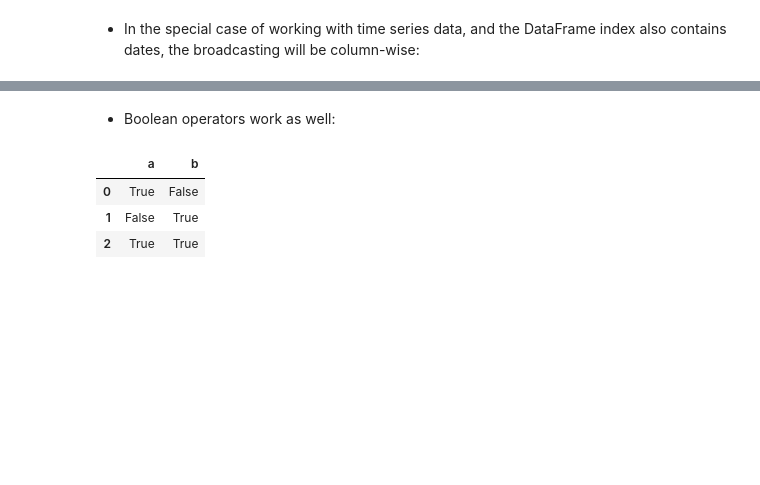
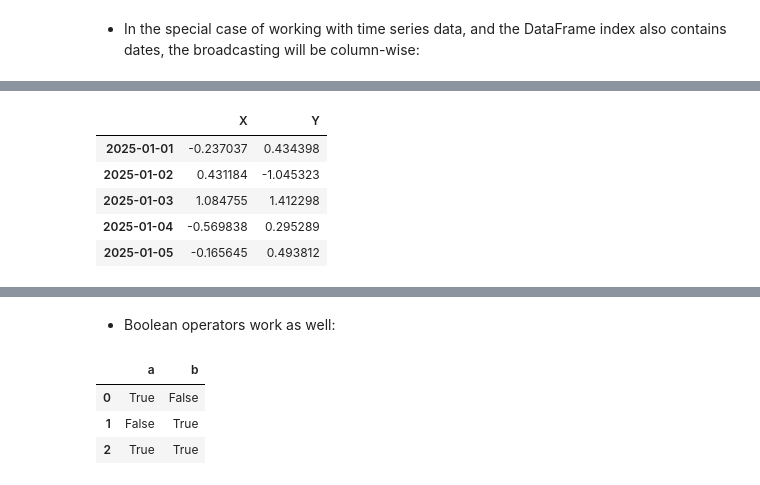
Before and after one commit to sophiapyx/Week1-Intro-to-Python, a Jupyter notebook: Introduction_to_Python.ipynb, the cells around one changed output, grey strips where cells are left out. Saved outputs shown, nothing was run; the diff lists cells and outputs as text; code cells hidden in the pictures; blank space fills up the shorter version.

```diff
--- a/Introduction_to_Python.ipynb
+++ b/Introduction_to_Python.ipynb
@@ -1716,3 +1880,17 @@ df
+# %%
+#example 32: DataFrame with date index and random values.
+
+dates = pd.date_range('2025-01-01', periods=5)
+
+df2 = pd.DataFrame(np.random.randn(5,2), index=dates, columns=['X','Y'])
+df2
+# %% [output]
+|  | X | Y |
+| 2025-01-01 | -0.237037 | 0.434398 |
+| 2025-01-02 | 0.431184 | -1.045323 |
+| 2025-01-03 | 1.084755 | 1.412298 |
+| 2025-01-04 | -0.569838 | 0.295289 |
+| 2025-01-05 | -0.165645 | 0.493812 |
 # %%
 df1* 10 + 2
 # %% [output]
```
Also changed, not shown: parts of 52 cells of this notebook.
